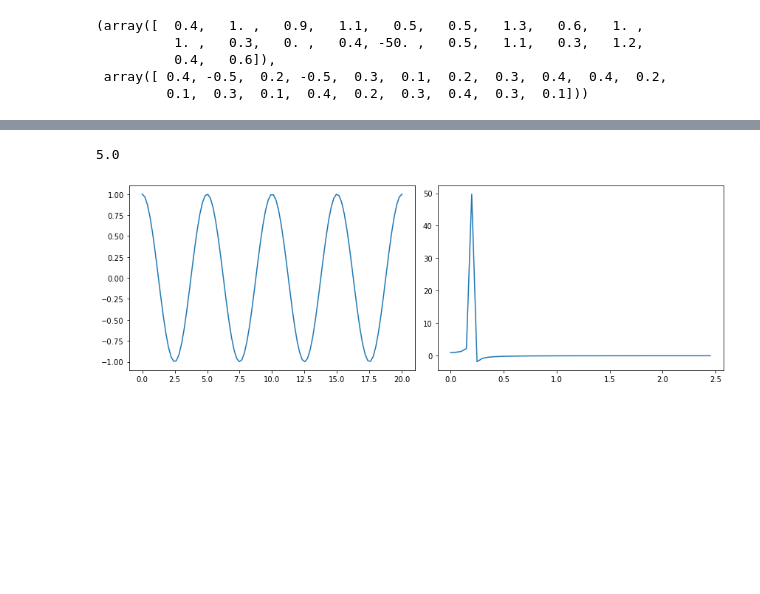
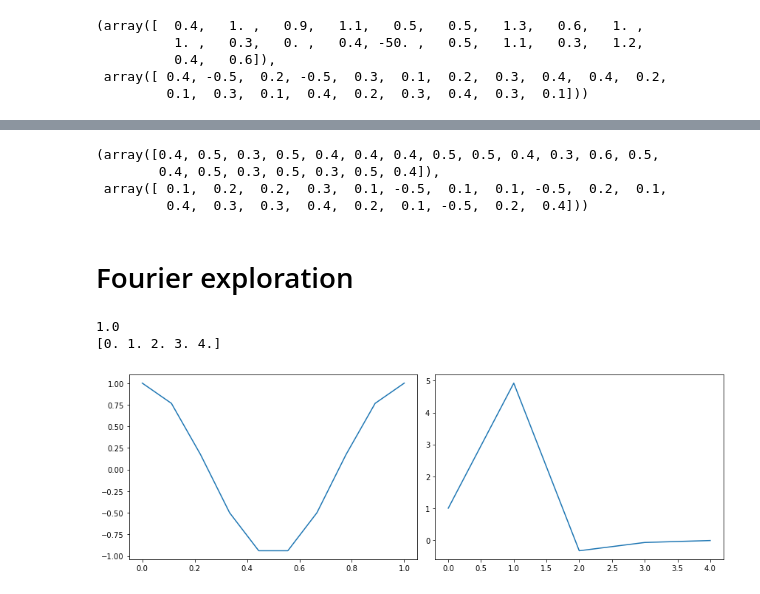
Before and after one commit to btrendler/v3_project_winter, a Jupyter notebook: nathan.ipynb, the cells around one changed output, grey strips where cells are left out. Drawn from its saved outputs; the diff is of its cells as text; code cells hidden in the pictures; blank space fills up the shorter version.

Commit message:
even more exploring into Fourier

```diff
--- a/nathan.ipynb
+++ b/nathan.ipynb
@@ -199,38 +462,47 @@ from scipy.fft import fft, fftfreq
+# %%
+slice[:20, 0], slice[:20, 16]
+# %% [output]
+(array([0.4, 0.5, 0.3, 0.5, 0.4, 0.4, 0.4, 0.5, 0.5, 0.4, 0.3, 0.6, 0.5,
+        0.4, 0.5, 0.3, 0.5, 0.3, 0.5, 0.4]),
+ array([ 0.1,  0.2,  0.2,  0.3,  0.1, -0.5,  0.1,  0.1, -0.5,  0.2,  0.1,
+         0.4,  0.3,  0.3,  0.4,  0.2,  0.1, -0.5,  0.2,  0.4]))
+# %% [markdown]
+# Fourier exploration
 # %%
-period = np.array([5])
+period = np.array([1])
 f = lambda t: np.sum(np.cos(2*π/period[:, np.newaxis] * t), axis=0)
 
-t0, tf = 0, 20
-tn = 100
+t0, tf = 0, 1
+tn = 10
 tls = np.linspace(t0, tf, tn)
 
 sample_freq = (tf - t0)/tn
 
 samples = f(tls)
 
 fig, axs = plt.subplots(1, 2, figsize=(12, 4))
 
 ax = axs[0]
 ax.plot(tls, samples)
 
 ax = axs[1]
 amps = np.real(fft(samples))
 freqs = fftfreq(tn, sample_freq)
-# amps = np.concatenate((amps[tn//2:], amps[:tn//2]))
-# freqs = np.concatenate((freqs[tn//2:], freqs[:tn//2]))
 
 ax.plot(freqs[:tn//2], amps[:tn//2])
 
 fig.tight_layout()
 fig.show()
 
 i = 6
 np.stack((amps[:i], freqs[:i]))
 
-1 / freqs[amps.argmax()]
+print(1 / freqs[amps.argmax()])
 
 # So using fftfreq (correctly) gets us the frequencies corresponding to the fft amplitutde outputs.
 # TODO: Check the output of fftfreq on the 100 Hz and 1 Hz channels, over the 10-second (?) intervals
+print(freqs[:len(freqs)//2])
 # %% [output]
-5.0
+1.0
+[0. 1. 2. 3. 4.]
-[figure, old version]
+[figure, new version]
```
Also changed, not shown: parts of 20 cells of this notebook, 2 other files.
